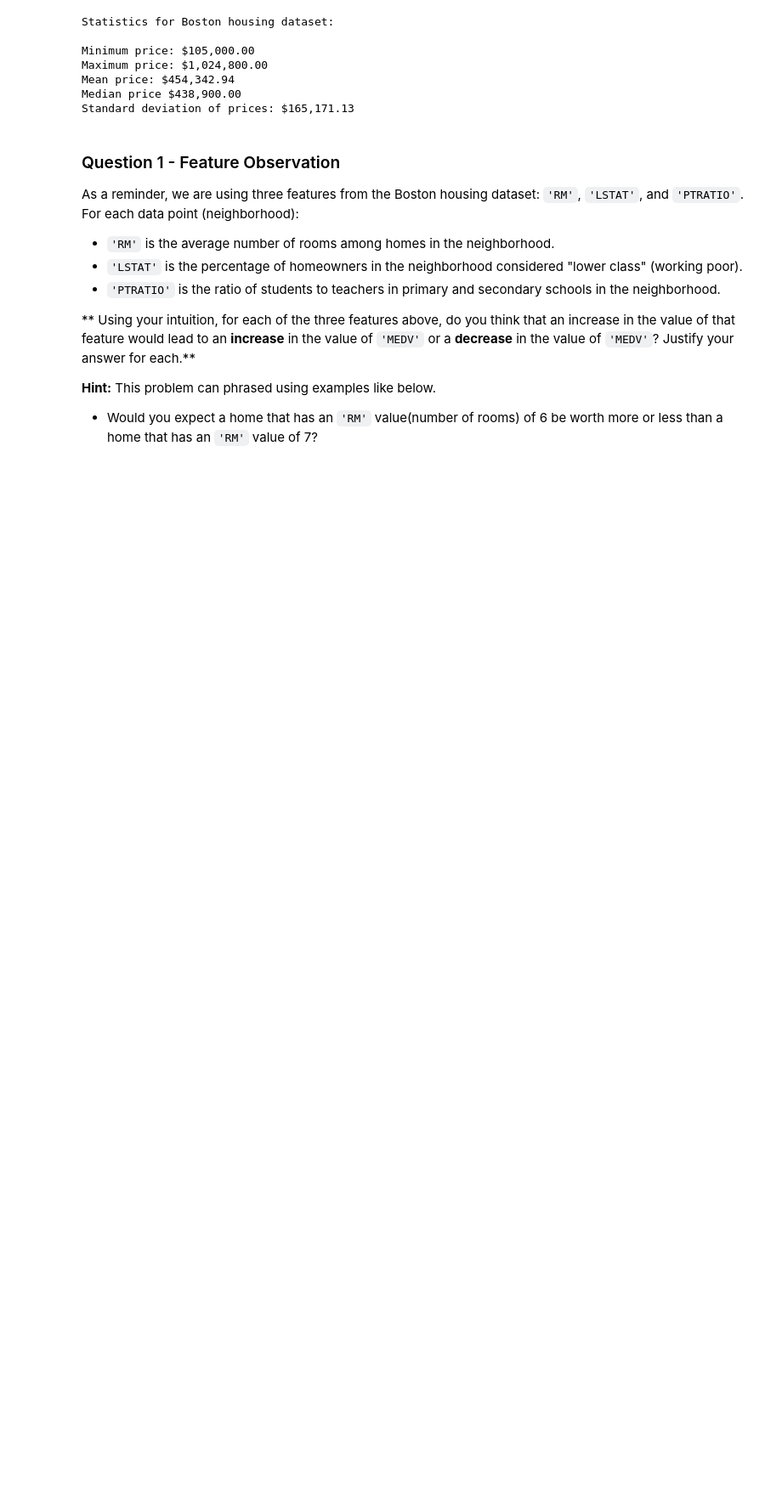
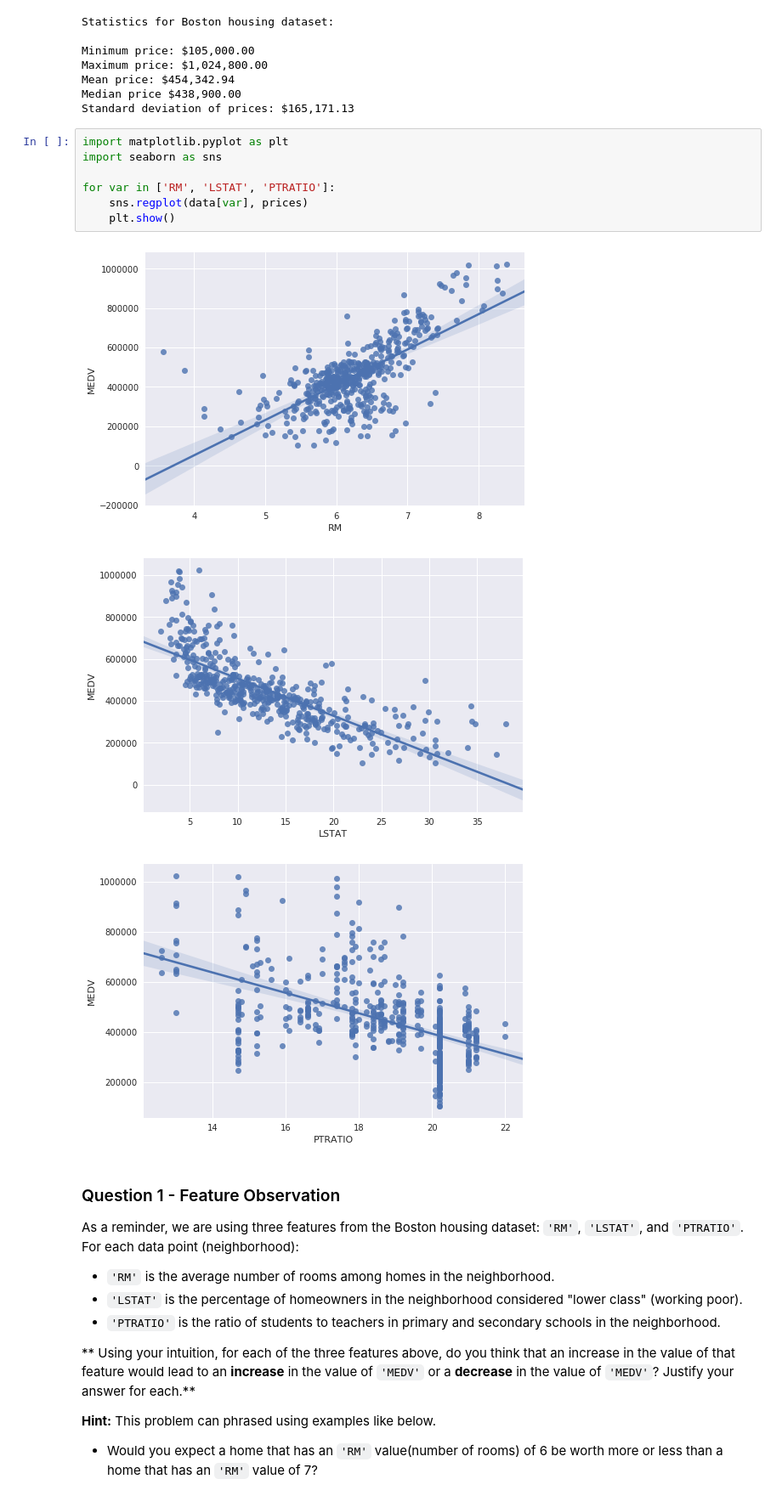
Before and after one commit to tutysara/machine-learning, a Jupyter notebook: projects/boston_housing/boston_housing.ipynb, the cells around one changed output. Shown at 85% size. Saved outputs shown, nothing was run; the diff lists cells and outputs as text; blank space fills up the shorter version.

```diff
--- a/projects/boston_housing/boston_housing.ipynb
+++ b/projects/boston_housing/boston_housing.ipynb
@@ -83,6 +83,17 @@ Maximum price: $1,024,800.00
 Mean price: $454,342.94
 Median price $438,900.00
 Standard deviation of prices: $165,171.13
+# %%
+import matplotlib.pyplot as plt
+import seaborn as sns
+
+for var in ['RM', 'LSTAT', 'PTRATIO']:
+    sns.regplot(data[var], prices)
+    plt.show()
+# %% [output]
+[figure, added]
+[figure, added]
+[figure, added]
 # %% [markdown]
 ### Question 1 - Feature Observation
 As a reminder, we are using three features from the Boston housing dataset: `'RM'`, `'LSTAT'`, and `'PTRATIO'`. For each data point (neighborhood):
```
Also changed, not shown: parts of 3 cells of this notebook, 1 other file.
